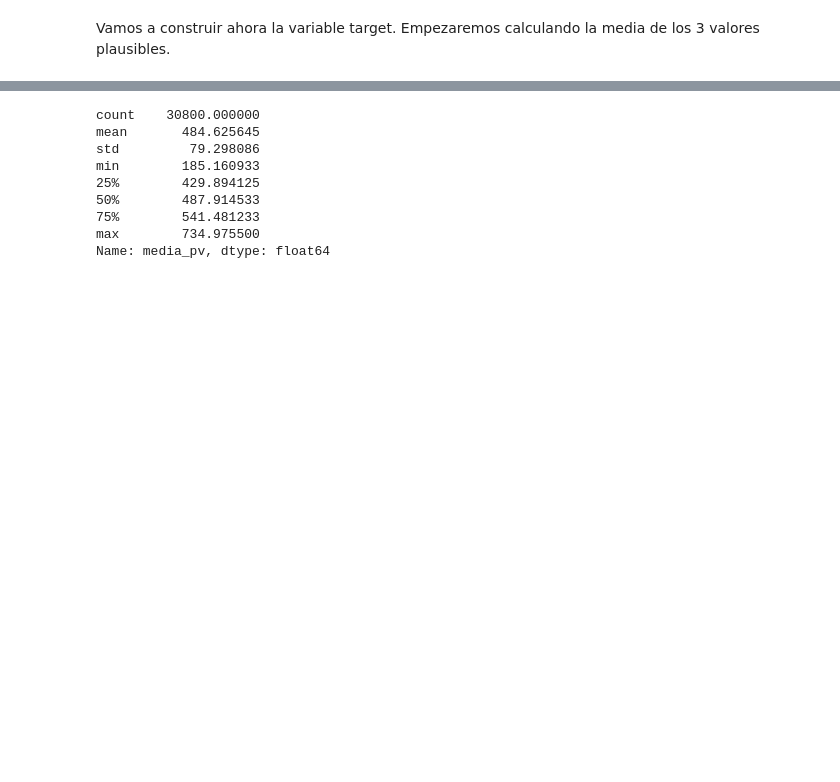
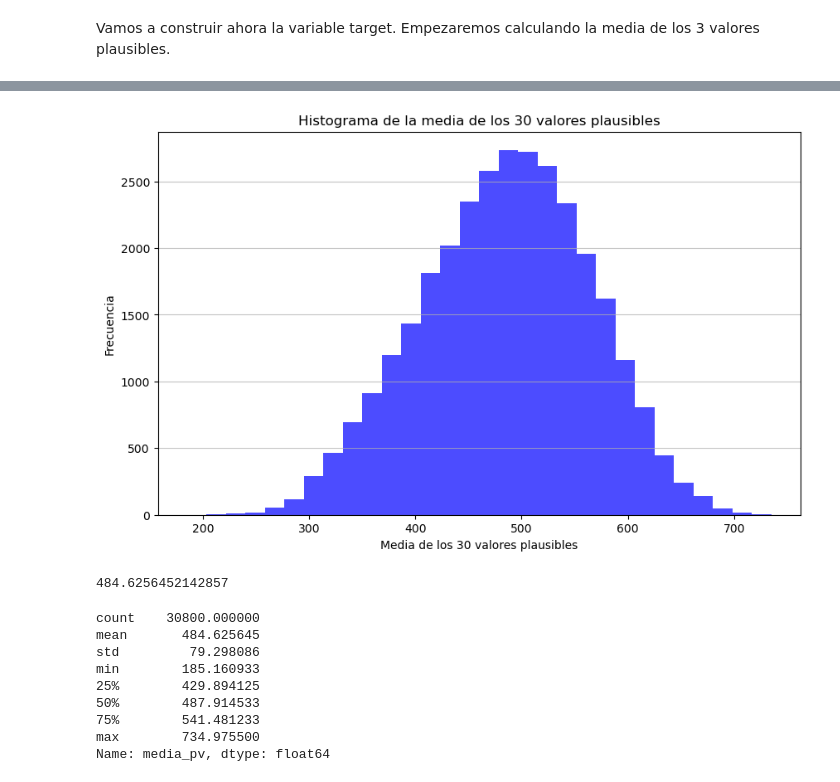
Before and after one commit to sara-fuentes/tfm_pisa_educacion, a Jupyter notebook: preprocesado_datos.ipynb, the cells around one changed output, grey strips where cells are left out. Drawn from its saved outputs; the diff is of its cells as text; code cells hidden in the pictures; blank space fills up the shorter version.

```diff
--- a/preprocesado_datos.ipynb
+++ b/preprocesado_datos.ipynb
@@ -249,6 +248,24 @@ df_students_clean.head()
 | 2 | NaN | Agree | Agree | NaN | Agree | Agree | NaN | Disagree | ... |
 | 3 | Agree | Disagree | Agree | Strongly disagree | NaN | NaN | Agree | NaN | ... |
 | 4 | NaN | Strongly disagree | Strongly disagree | NaN | Strongly disagree | Strongly disagree | NaN | Agree | ... |
+# %%
+# histograma de la media de los 30 valores plausibles
+
+plt.figure(figsize=(10, 6))
+plt.hist(df_students_clean['media_pv'], bins=30, color='blue', alpha=0.7)
+plt.title('Histograma de la media de los 30 valores plausibles')
+plt.xlabel('Media de los 30 valores plausibles')
+plt.ylabel('Frecuencia')
+plt.grid(axis='y', alpha=0.75)
+plt.show()
+# %% [output]
+[figure, added]
+# %%
+# media de la columna media_pv
+media_pv_mean = df_students_clean['media_pv'].mean()
+media_pv_mean
+# %% [output]
+484.6256452142857
 # %%
 # guardamos dataset intermedio para powerbi
 df_students_clean.to_csv('C:\\Users\\saraf\\OneDrive\\Documentos\\Data Science and AI\\capstone project\\data\\df_students_powerbi.csv', index=False)
```
Also changed, not shown: parts of 6 cells of this notebook, 1 other file.
